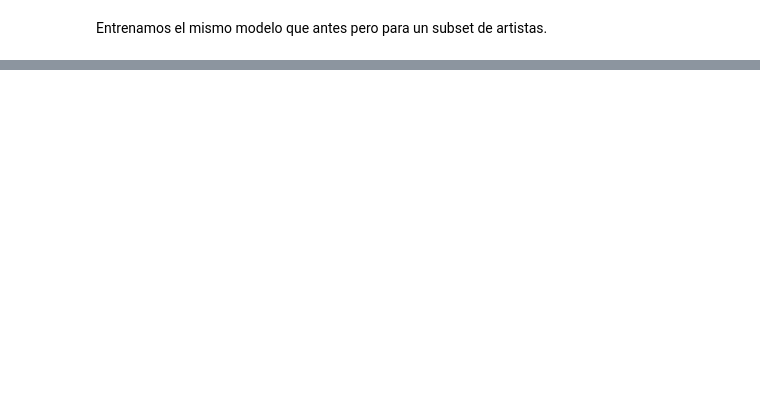
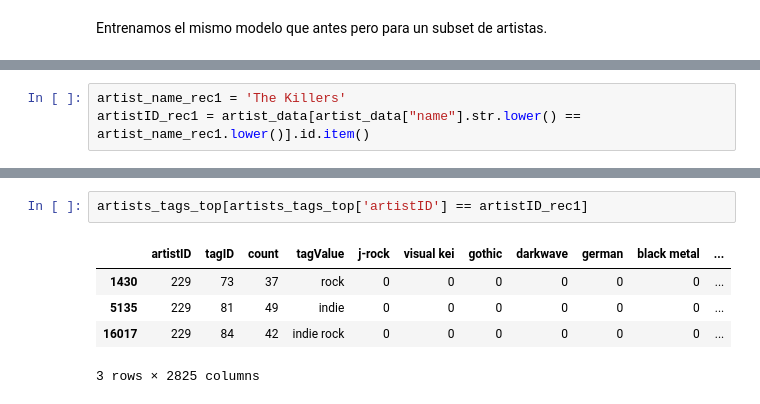
Before and after one commit to peraltadani/recsys, a Jupyter notebook: notebooks/practico.ipynb, the cells around one changed output, grey strips where cells are left out. Drawn from its saved outputs; the diff is of its cells as text; blank space fills up the shorter version.

```diff
--- a/notebooks/practico.ipynb
+++ b/notebooks/practico.ipynb
@@ -638,0 +635,3 @@ Sandro y los de Fuego
+# %%
+artist_name_rec1 = 'The Killers'
+artistID_rec1 = artist_data[artist_data["name"].str.lower() == artist_name_rec1.lower()].id.item()
@@ -638,0 +649,8 @@ Sandro y los de Fuego
+# %%
+artists_tags_top[artists_tags_top['artistID'] == artistID_rec1]
+# %% [output]
+|  | artistID | tagID | count | tagValue | j-rock | visual kei | gothic | darkwave | german | black metal | ... |
+| 1430 | 229 | 73 | 37 | rock | 0 | 0 | 0 | 0 | 0 | 0 | ... |
+| 5135 | 229 | 81 | 49 | indie | 0 | 0 | 0 | 0 | 0 | 0 | ... |
+| 16017 | 229 | 84 | 42 | indie rock | 0 | 0 | 0 | 0 | 0 | 0 | ... |
+3 rows × 2825 columns
```
Also changed, not shown: parts of 27 cells of this notebook, 1 other file.
